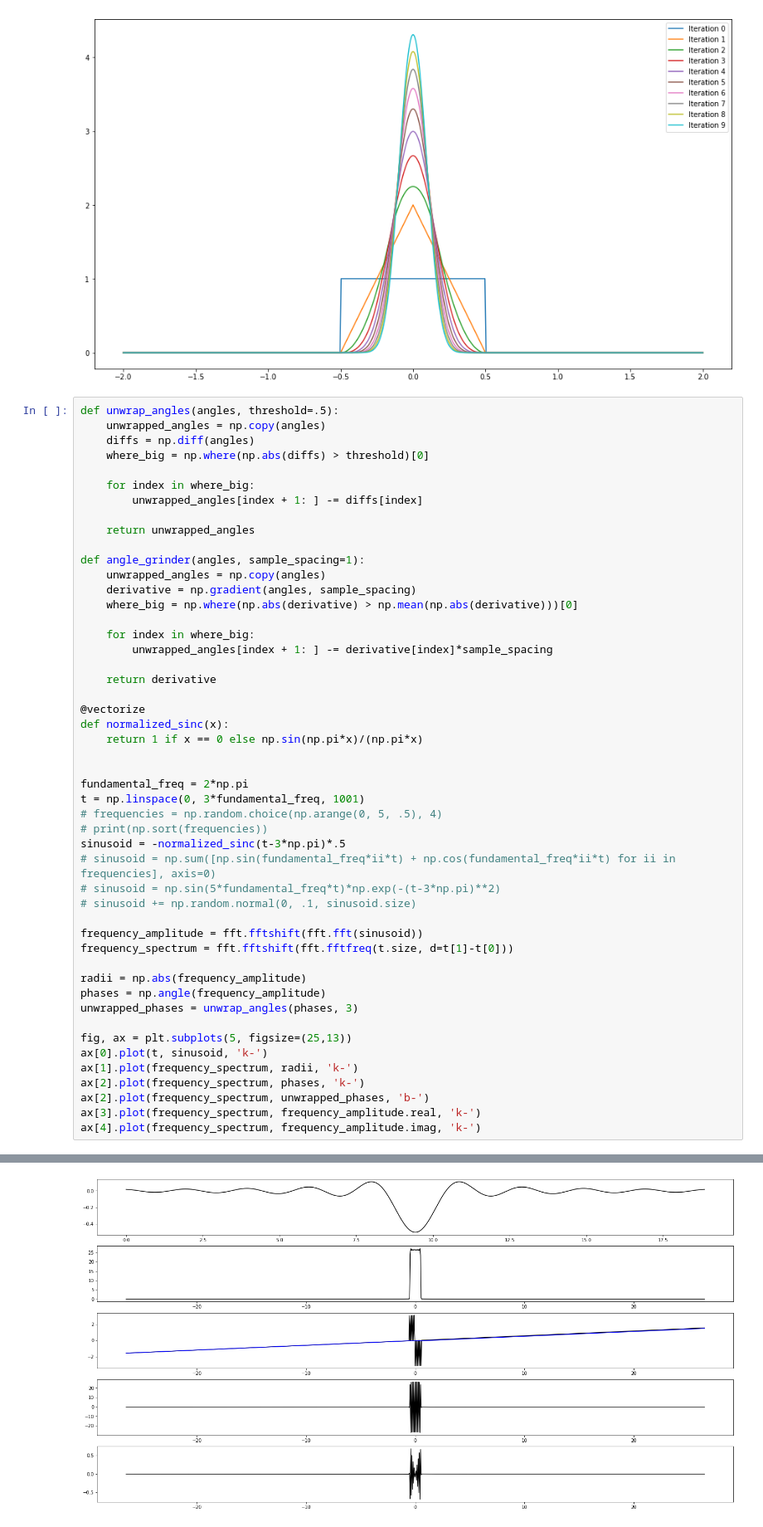
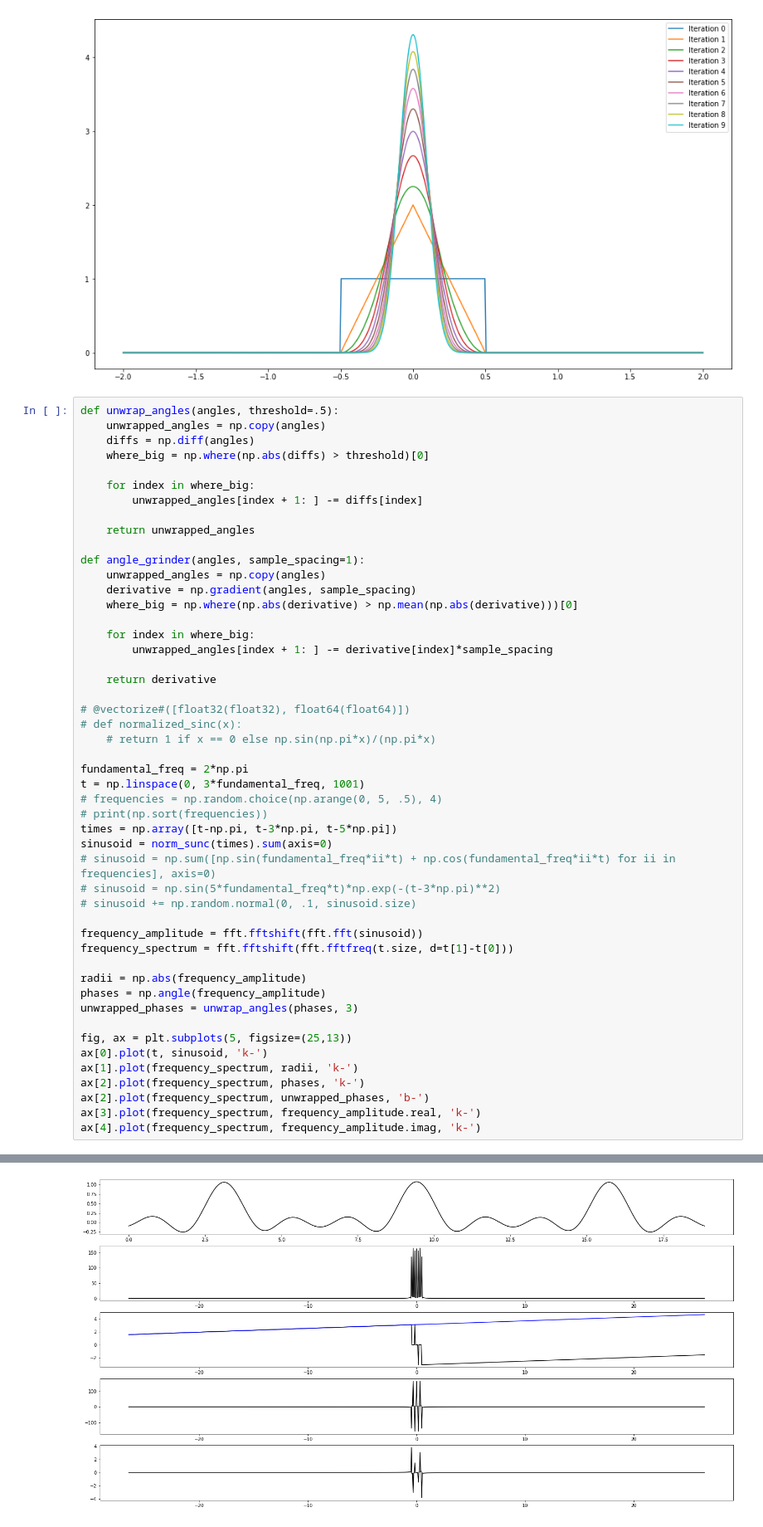
Before and after one commit to JAGDiaz/random_python, a Jupyter notebook: random_python_scripts/fourier/Fourier_playground.ipynb, the cells around one changed output, grey strips where cells are left out. Shown: that part at 83% size. Drawn from its saved outputs; the diff is of its cells as text.

```diff
--- a/random_python_scripts/fourier/Fourier_playground.ipynb
+++ b/random_python_scripts/fourier/Fourier_playground.ipynb
@@ -40,39 +38,39 @@ def angle_grinder(angles, sample_spacing=1):
     for index in where_big:
         unwrapped_angles[index + 1: ] -= derivative[index]*sample_spacing
 
     return derivative
 
-@vectorize
-def normalized_sinc(x):
-    return 1 if x == 0 else np.sin(np.pi*x)/(np.pi*x)
-
+# @vectorize#([float32(float32), float64(float64)])
+# def normalized_sinc(x):
+    # return 1 if x == 0 else np.sin(np.pi*x)/(np.pi*x)
 
 fundamental_freq = 2*np.pi
 t = np.linspace(0, 3*fundamental_freq, 1001)
 # frequencies = np.random.choice(np.arange(0, 5, .5), 4)
 # print(np.sort(frequencies))
-sinusoid = -normalized_sinc(t-3*np.pi)*.5
+times = np.array([t-np.pi, t-3*np.pi, t-5*np.pi])
+sinusoid = norm_sunc(times).sum(axis=0)
 # sinusoid = np.sum([np.sin(fundamental_freq*ii*t) + np.cos(fundamental_freq*ii*t) for ii in frequencies], axis=0)
 # sinusoid = np.sin(5*fundamental_freq*t)*np.exp(-(t-3*np.pi)**2)
 # sinusoid += np.random.normal(0, .1, sinusoid.size)
 
 frequency_amplitude = fft.fftshift(fft.fft(sinusoid))
 frequency_spectrum = fft.fftshift(fft.fftfreq(t.size, d=t[1]-t[0]))
 
 radii = np.abs(frequency_amplitude)
 phases = np.angle(frequency_amplitude)
 unwrapped_phases = unwrap_angles(phases, 3)
 
 fig, ax = plt.subplots(5, figsize=(25,13))
 ax[0].plot(t, sinusoid, 'k-')
 ax[1].plot(frequency_spectrum, radii, 'k-')
 ax[2].plot(frequency_spectrum, phases, 'k-')
 ax[2].plot(frequency_spectrum, unwrapped_phases, 'b-')
 ax[3].plot(frequency_spectrum, frequency_amplitude.real, 'k-')
 ax[4].plot(frequency_spectrum, frequency_amplitude.imag, 'k-')
 # %% [output]
 [<matplotlib.lines.Line2D at 0x...>]
-[figure, old version]
+[figure, new version]
 # %%
 tau = np.linspace(-3,3,10001)
 signal = np.sin(3*fundamental_freq*tau)*np.exp(-tau*tau)
```
Also changed, not shown: parts of 10 cells of this notebook, 1 other file.
